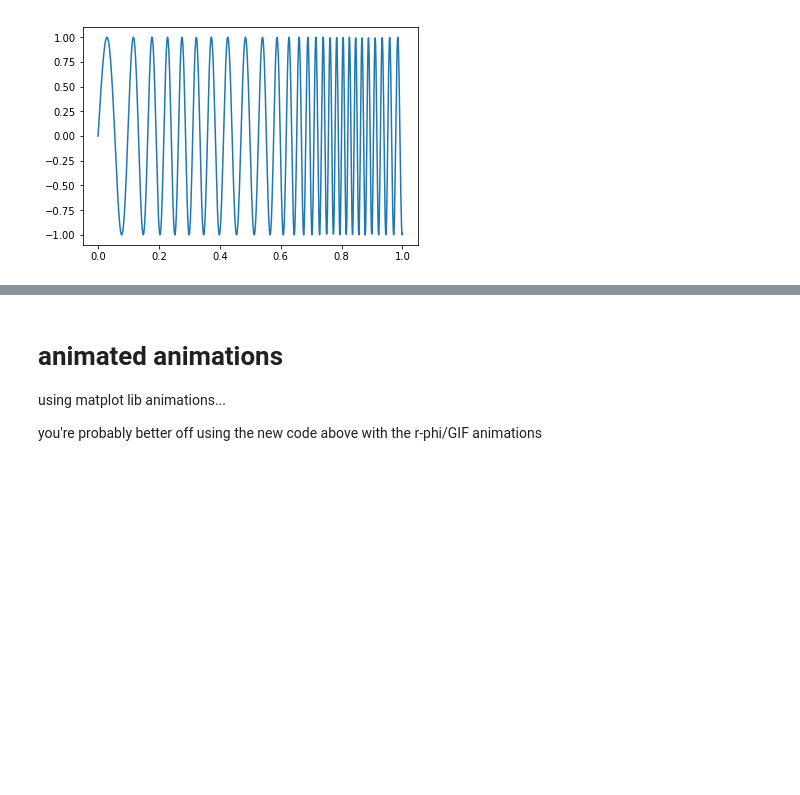
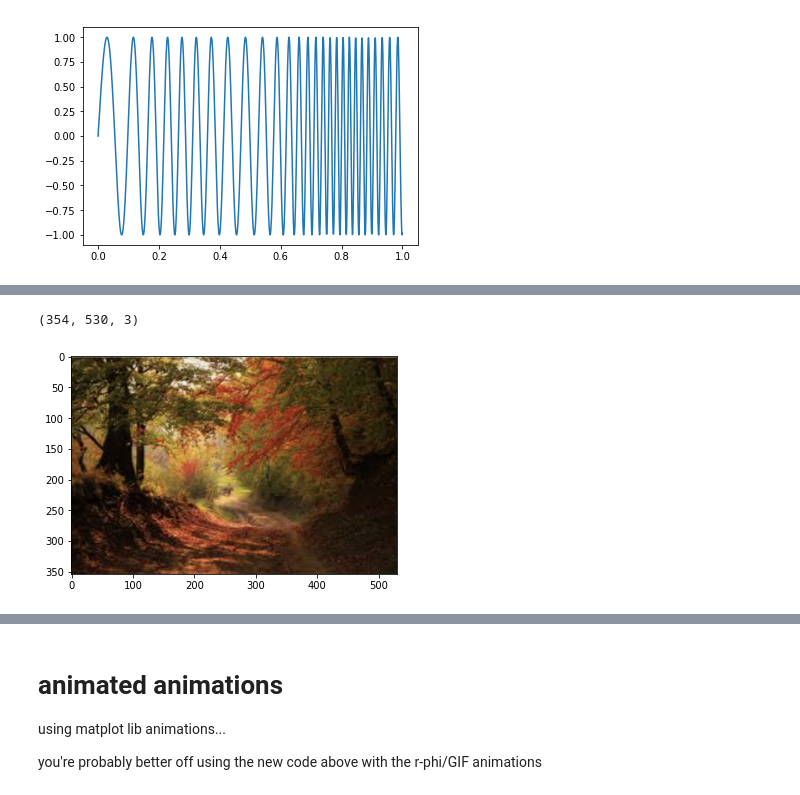
Before and after one commit to nuru-nu/moyo, a Jupyter notebook: notebooks/animations.ipynb, the cells around one changed output, grey strips where cells are left out. Cells and saved outputs as stored; diff of their text form; code cells hidden in the pictures; blank space fills up the shorter version.

Commit message:
Adds A.Proj & autumn_forest.jpg - Perlin WIP.

```diff
--- a/notebooks/animations.ipynb
+++ b/notebooks/animations.ipynb
@@ -374,0 +385,10 @@ plt.plot(x, np.sin(x * w));
+# %%
+import PIL
+img = PIL.Image.open('../images/autumn_forest.png')
+arr = np.array(img)[..., :3]
+print(arr.shape)
+image = arr[..., :3] / 256.
+plt.imshow(image);
+# %% [output]
+(354, 530, 3)
+[figure, added]
```
Also changed, not shown: parts of 31 cells of this notebook, 4 other files.
